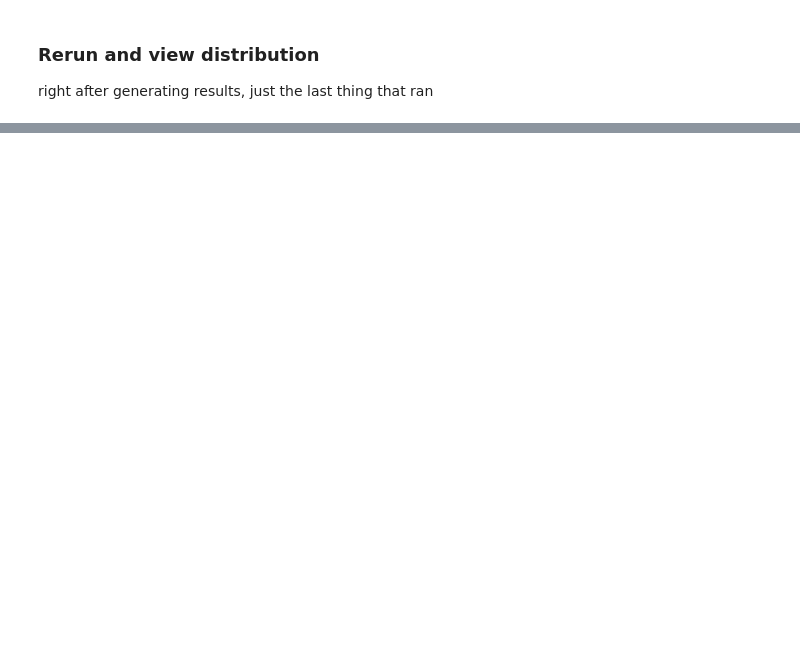
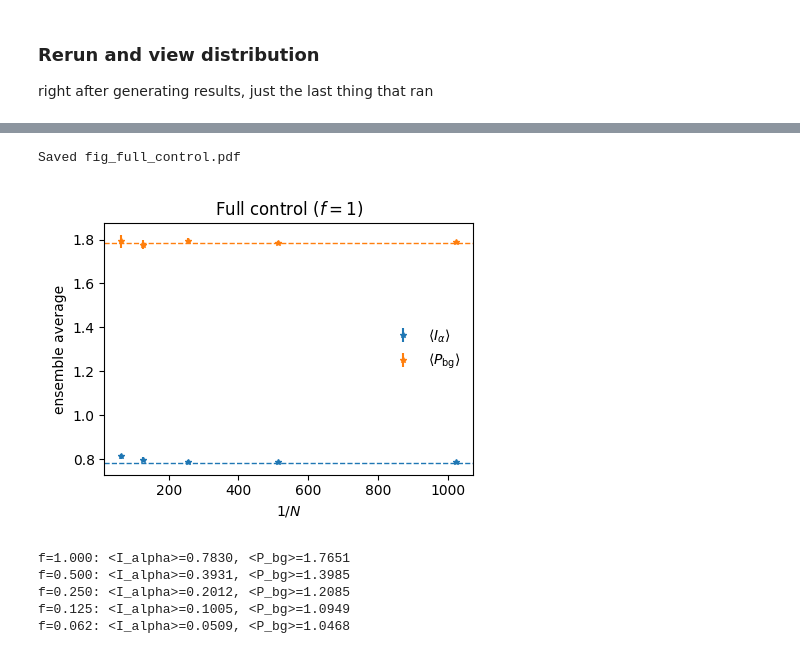
Before and after one commit to rubiaek/qwfs2, a Jupyter notebook: qwfs/contrast.ipynb, the cells around one changed output, grey strips where cells are left out. Saved outputs shown, nothing was run; the diff lists cells and outputs as text; code cells hidden in the pictures; blank space fills up the shorter version.

```diff
--- a/qwfs/contrast.ipynb
+++ b/qwfs/contrast.ipynb
@@ -93,11 +125,0 @@ res.Ts[0][i1, i2] == res.Ts[0][i2, i1]
-# %%
-import numpy as np
-N, trials = 128, 5000
-bg = []
-for _ in range(trials):
-   T = (np.random.randn(N,N)+1j*np.random.randn(N,N))/np.sqrt(2*N)
-   A = T @ T.T
-   s  = np.exp(-1j*np.angle(A[0]))
-   v  = A @ (s / np.sqrt(N))
-   bg.append(np.sum(np.abs(v)**2) - np.abs(v[0])**2)
-print(np.mean(np.abs(v[0])**2), np.mean(bg))
@@ -103,0 +203,42 @@ print(np.mean(np.abs(v[0])**2), np.mean(bg))
+# %%
+fig1, ax1 = plt.subplots(figsize=(4.5, 3.5))
+
+ax1.errorbar(Ns, I_mean, yerr=I_std, label=r"$\langle I_\alpha\rangle$", linestyle='none', markersize=4, marker='*')
+ax1.errorbar(Ns, P_mean, yerr=P_std, label=r"$\langle P_{\mathrm{bg}}\rangle$", linestyle='none', markersize=4, marker='*')
+ax1.axhline(np.pi/4,        ls="--", lw=1, c="C0")
+ax1.axhline(1+np.pi/4,      ls="--", lw=1, c="C1")
+ax1.set_xlabel(r"$1/N$")
+ax1.set_ylabel("ensemble average")
+ax1.set_title("Full control ($f=1$)")
+ax1.legend(frameon=False)
+fig1.tight_layout()
+fig1.savefig(r"C:\temp\fig_full_control.pdf")
+print("Saved fig_full_control.pdf")
+fig.show()
+# %% [output]
+Saved fig_full_control.pdf
+[figure, added]
+# %%
+# ---------- figure 2 : incomplete control vs f ------------------------------
+N_fixed = 512
+fs = 1 / np.array([1, 2, 4, 8, 16])
+I_f, P_f = [], []
+I_std, P_std = [], []
+
+for f in fs:
+    I_list, P_list = [], []
+    for _ in range(n_real):
+        I, P = one_realisation_incomplete(N_fixed, f)
+        I_list.append(I)
+        P_list.append(P)
+    I_f.append(np.mean(I_list))
+    I_std.append(np.std(I_list) / np.sqrt(n_real))
+    P_f.append(np.mean(P_list))
+    P_std.append(np.std(P_list) / np.sqrt(n_real))
+    print(f"f={f:5.3f}: <I_alpha>={np.mean(I_list):.4f}, <P_bg>={np.mean(P_list):.4f}")
+# %% [output]
+f=1.000: <I_alpha>=0.7830, <P_bg>=1.7651
+f=0.500: <I_alpha>=0.3931, <P_bg>=1.3985
+f=0.250: <I_alpha>=0.2012, <P_bg>=1.2085
+f=0.125: <I_alpha>=0.1005, <P_bg>=1.0949
+f=0.062: <I_alpha>=0.0509, <P_bg>=1.0468
```
Also changed, not shown: parts of 12 cells of this notebook.
